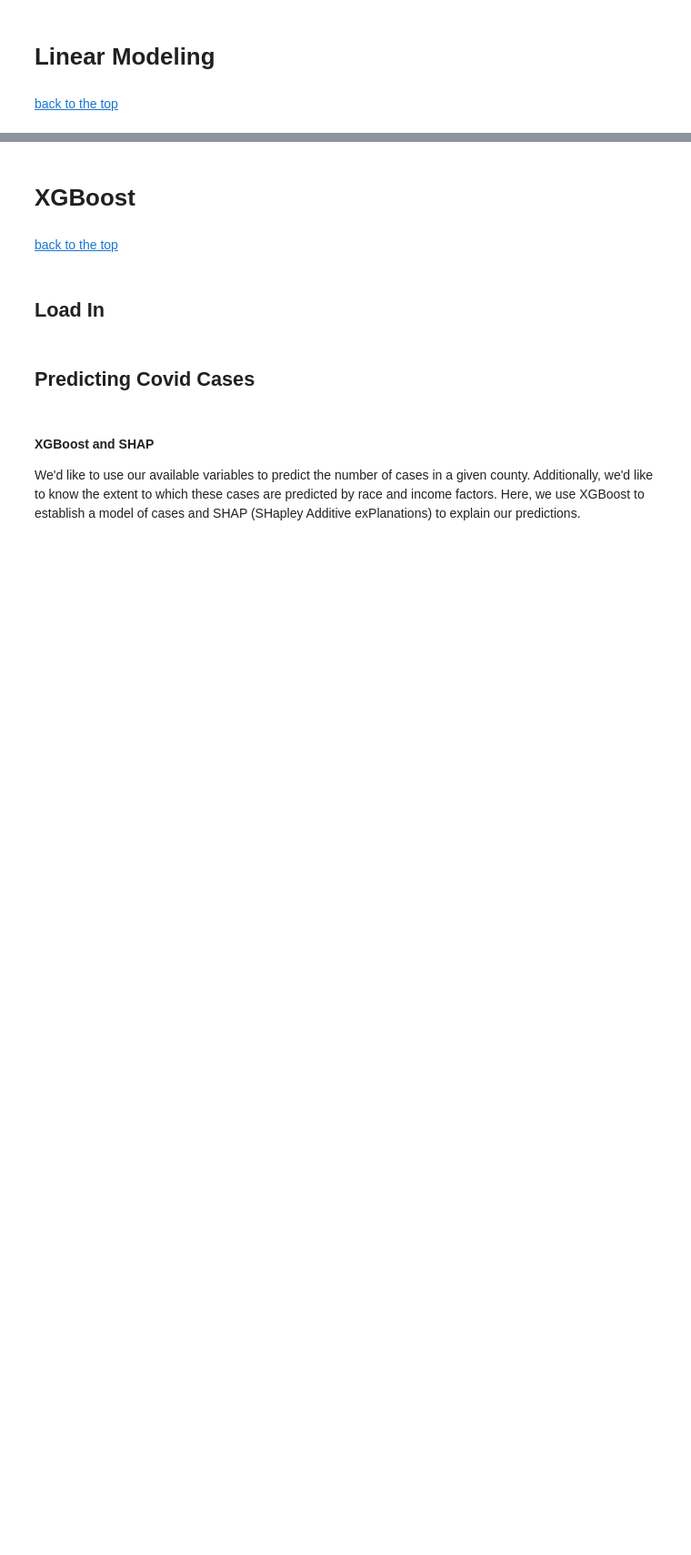
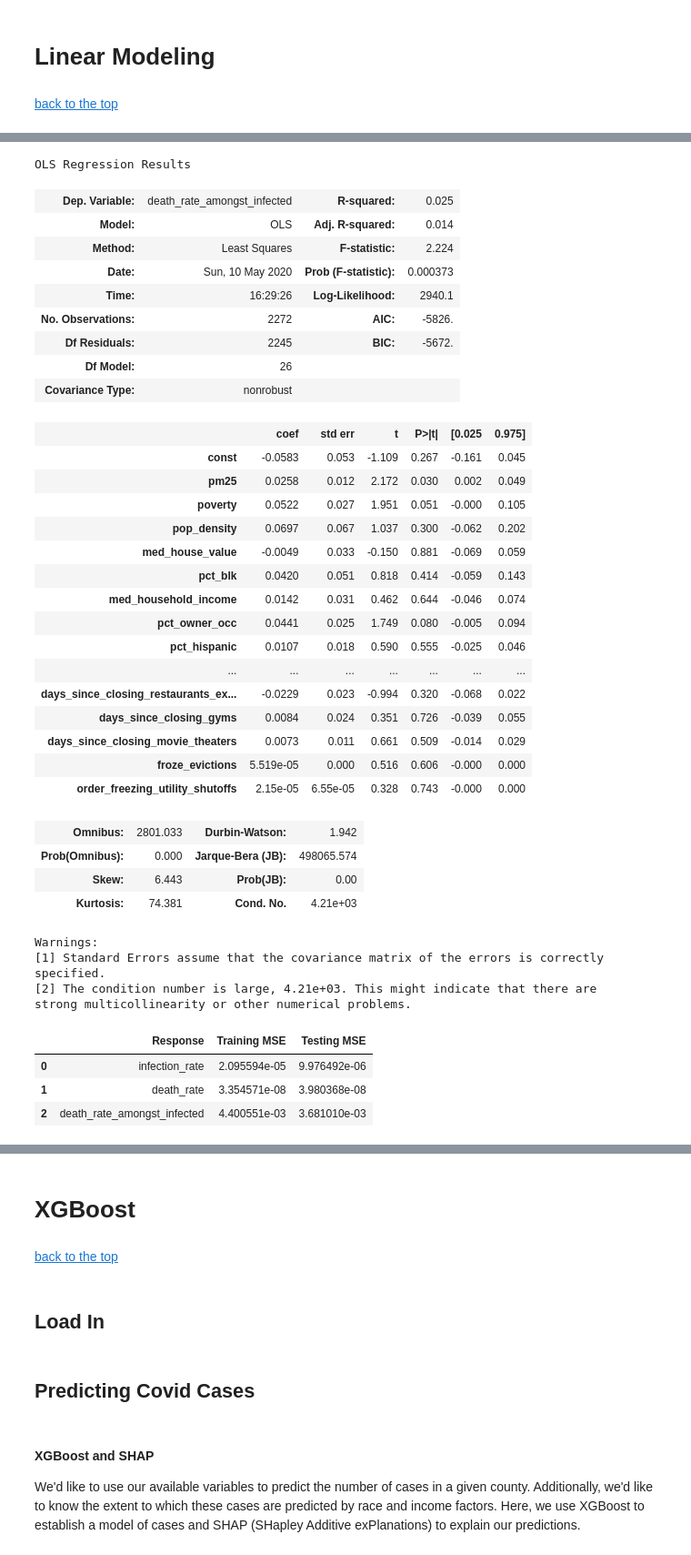
Before and after one commit to jluby/cs109_airpred, a Jupyter notebook: submission.ipynb, the cells around one changed output, grey strips where cells are left out. Shown at 91% size. Cells and saved outputs as stored; diff of their text form; code cells hidden in the pictures; blank space fills up the shorter version.

```diff
--- a/submission.ipynb
+++ b/submission.ipynb
@@ -588,0 +710,48 @@ main_df.to_csv('data/main.csv', index=False)
+# %%
+models[2].summary()
+# %% [output]
+OLS Regression Results
+| Dep. Variable: | death_rate_amongst_infected | R-squared: | 0.025 |
+| Model: | OLS | Adj. R-squared: | 0.014 |
+| Method: | Least Squares | F-statistic: | 2.224 |
+| Date: | Sun, 10 May 2020 | Prob (F-statistic): | 0.000373 |
+| Time: | 16:29:26 | Log-Likelihood: | 2940.1 |
+| No. Observations: | 2272 | AIC: | -5826. |
+| Df Residuals: | 2245 | BIC: | -5672. |
+| Df Model: | 26 |  |  |
+| Covariance Type: | nonrobust |  |  |
+|  | coef | std err | t | P>|t| | [0.025 | 0.975] |
+| const | -0.0583 | 0.053 | -1.109 | 0.267 | -0.161 | 0.045 |
+| pm25 | 0.0258 | 0.012 | 2.172 | 0.030 | 0.002 | 0.049 |
+| poverty | 0.0522 | 0.027 | 1.951 | 0.051 | -0.000 | 0.105 |
+| pop_density | 0.0697 | 0.067 | 1.037 | 0.300 | -0.062 | 0.202 |
+| med_house_value | -0.0049 | 0.033 | -0.150 | 0.881 | -0.069 | 0.059 |
+| pct_blk | 0.0420 | 0.051 | 0.818 | 0.414 | -0.059 | 0.143 |
+| med_household_income | 0.0142 | 0.031 | 0.462 | 0.644 | -0.046 | 0.074 |
+| pct_owner_occ | 0.0441 | 0.025 | 1.749 | 0.080 | -0.005 | 0.094 |
+| pct_hispanic | 0.0107 | 0.018 | 0.590 | 0.555 | -0.025 | 0.046 |
+| ... | ... | ... | ... | ... | ... | ... |
+| days_since_closing_restaurants_ex... | -0.0229 | 0.023 | -0.994 | 0.320 | -0.068 | 0.022 |
+| days_since_closing_gyms | 0.0084 | 0.024 | 0.351 | 0.726 | -0.039 | 0.055 |
+| days_since_closing_movie_theaters | 0.0073 | 0.011 | 0.661 | 0.509 | -0.014 | 0.029 |
+| froze_evictions | 5.519e-05 | 0.000 | 0.516 | 0.606 | -0.000 | 0.000 |
+| order_freezing_utility_shutoffs | 2.15e-05 | 6.55e-05 | 0.328 | 0.743 | -0.000 | 0.000 |
+| Omnibus: | 2801.033 | Durbin-Watson: | 1.942 |
+| Prob(Omnibus): | 0.000 | Jarque-Bera (JB): | 498065.574 |
+| Skew: | 6.443 | Prob(JB): | 0.00 |
+| Kurtosis: | 74.381 | Cond. No. | 4.21e+03 |
+Warnings:
+[1] Standard Errors assume that the covariance matrix of the errors is correctly specified.
+[2] The condition number is large, 4.21e+03. This might indicate that there are
+strong multicollinearity or other numerical problems.
+# %%
+# summarize mse
+df = pd.DataFrame(responses, columns = ['Response'])
+df['Training MSE'] = train_scores
+df['Testing MSE'] = test_scores
+df
+# %% [output]
+|  | Response | Training MSE | Testing MSE |
+| 0 | infection_rate | 2.095594e-05 | 9.976492e-06 |
+| 1 | death_rate | 3.354571e-08 | 3.980368e-08 |
+| 2 | death_rate_amongst_infected | 4.400551e-03 | 3.681010e-03 |
```
Also changed, not shown: parts of 21 cells of this notebook.
